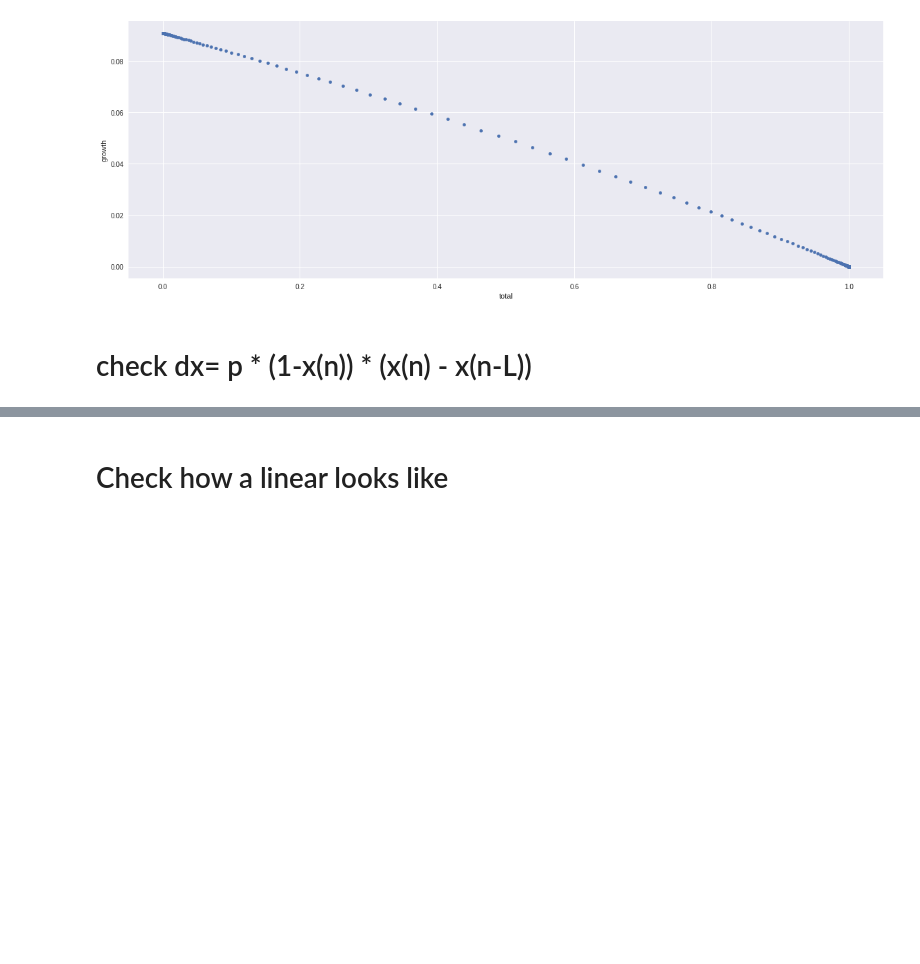
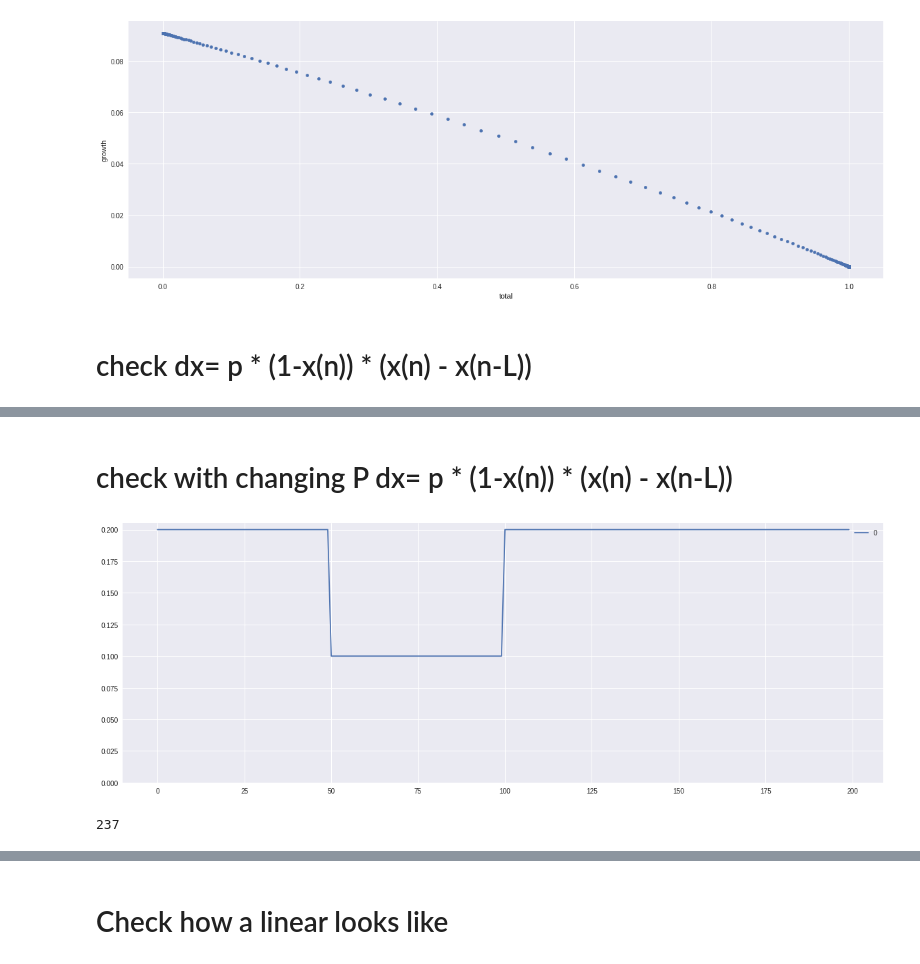
Before and after one commit to acsaba22/covid, a Jupyter notebook: archive/logistic-playaround.ipynb, the cells around one changed output, grey strips where cells are left out. Saved outputs shown, nothing was run; the diff lists cells and outputs as text; code cells hidden in the pictures; blank space fills up the shorter version.

```diff
--- a/archive/logistic-playaround.ipynb
+++ b/archive/logistic-playaround.ipynb
@@ -125,0 +128,31 @@ scatter.plot.scatter(x='total', y='growth')
+# %% [markdown]
+# check with changing P dx= p * (1-x(n)) * (x(n) - x(n-L))
+# %%
+M = 100
+# pv = [(x-M/2)**2/((M/2)**2)*0.35+0.05 for x in range(M)]
+pv = [0.2]*50 + [0.1]*50 + [0.2]*100
+ax = pd.DataFrame(pv).plot()
+ax.set_ybound(lower=0)
+# %% [output]
+[figure, added]
+# %%
+N = 10**5
+L = 10
+F = 40
+
+dx = 1
+x = 1/N
+v = [0]*L
+iter = 0
+
+while 1/(N*100) <= dx:
+    iter += 1
+    v.append(x)
+    p = pv[min(len(pv)-1, iter)]
+    dx = (1-x)*(x-v[-L])*p
+    x += dx
+
+v = v[2*(L+1):]
+len(v)
+# %% [output]
+237
```
Also changed, not shown: parts of 10 cells of this notebook.
